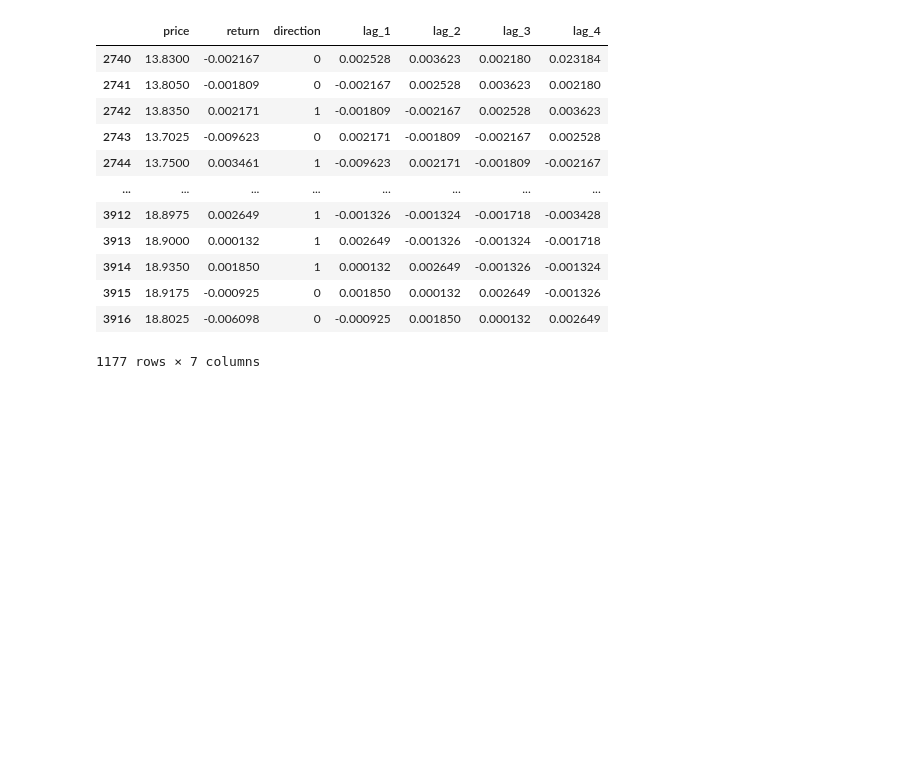
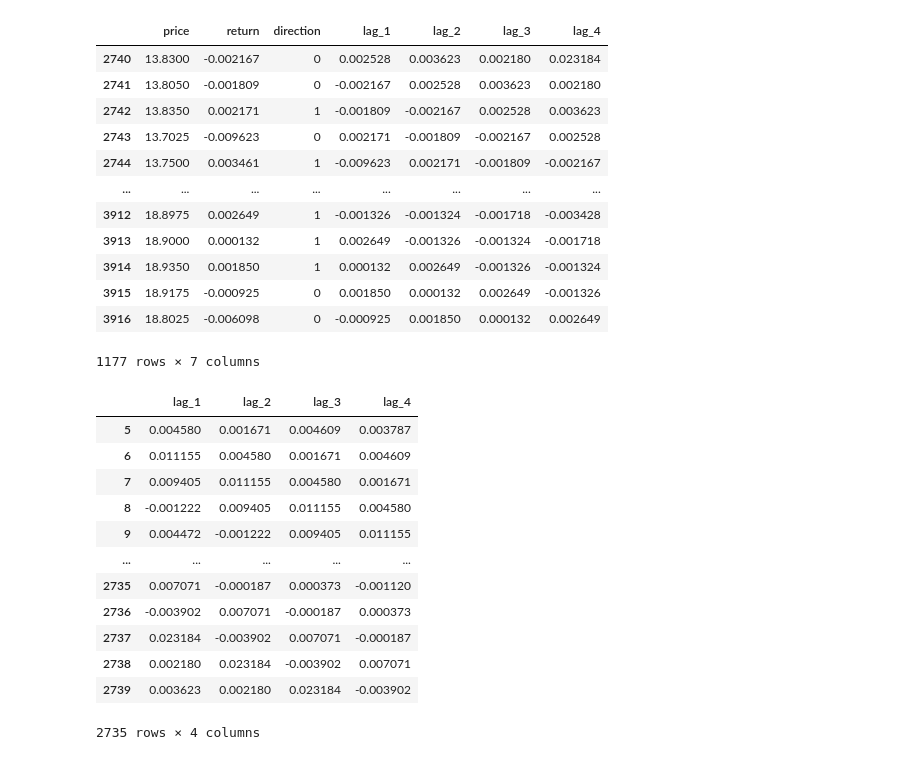
Before and after one commit to BeneInfosec/MachineLearning, a Jupyter notebook: TCC/TCC2_alternative.ipynb, the cells around one changed output. Cells and saved outputs as stored; diff of their text form; code cells hidden in the pictures; blank space fills up the shorter version.

```diff
--- a/TCC/TCC2_alternative.ipynb
+++ b/TCC/TCC2_alternative.ipynb
@@ -241,7 +261,21 @@ mu, std = training_data.mean(), training_data.std()
 training_data_ = (training_data - mu) / std
 test_data_ = (test_data - mu) / std
 # %%
-#training_data[cols]
+training_data[cols]
+# %% [output]
+|  | lag_1 | lag_2 | lag_3 | lag_4 |
+| 5 | 0.004580 | 0.001671 | 0.004609 | 0.003787 |
+| 6 | 0.011155 | 0.004580 | 0.001671 | 0.004609 |
+| 7 | 0.009405 | 0.011155 | 0.004580 | 0.001671 |
+| 8 | -0.001222 | 0.009405 | 0.011155 | 0.004580 |
+| 9 | 0.004472 | -0.001222 | 0.009405 | 0.011155 |
+| ... | ... | ... | ... | ... |
+| 2735 | 0.007071 | -0.000187 | 0.000373 | -0.001120 |
+| 2736 | -0.003902 | 0.007071 | -0.000187 | 0.000373 |
+| 2737 | 0.023184 | -0.003902 | 0.007071 | -0.000187 |
+| 2738 | 0.002180 | 0.023184 | -0.003902 | 0.007071 |
+| 2739 | 0.003623 | 0.002180 | 0.023184 | -0.003902 |
+2735 rows × 4 columns
 # %%
 %%time
 #-----------------------------------------------------------
```
Also changed, not shown: parts of 9 cells of this notebook.
